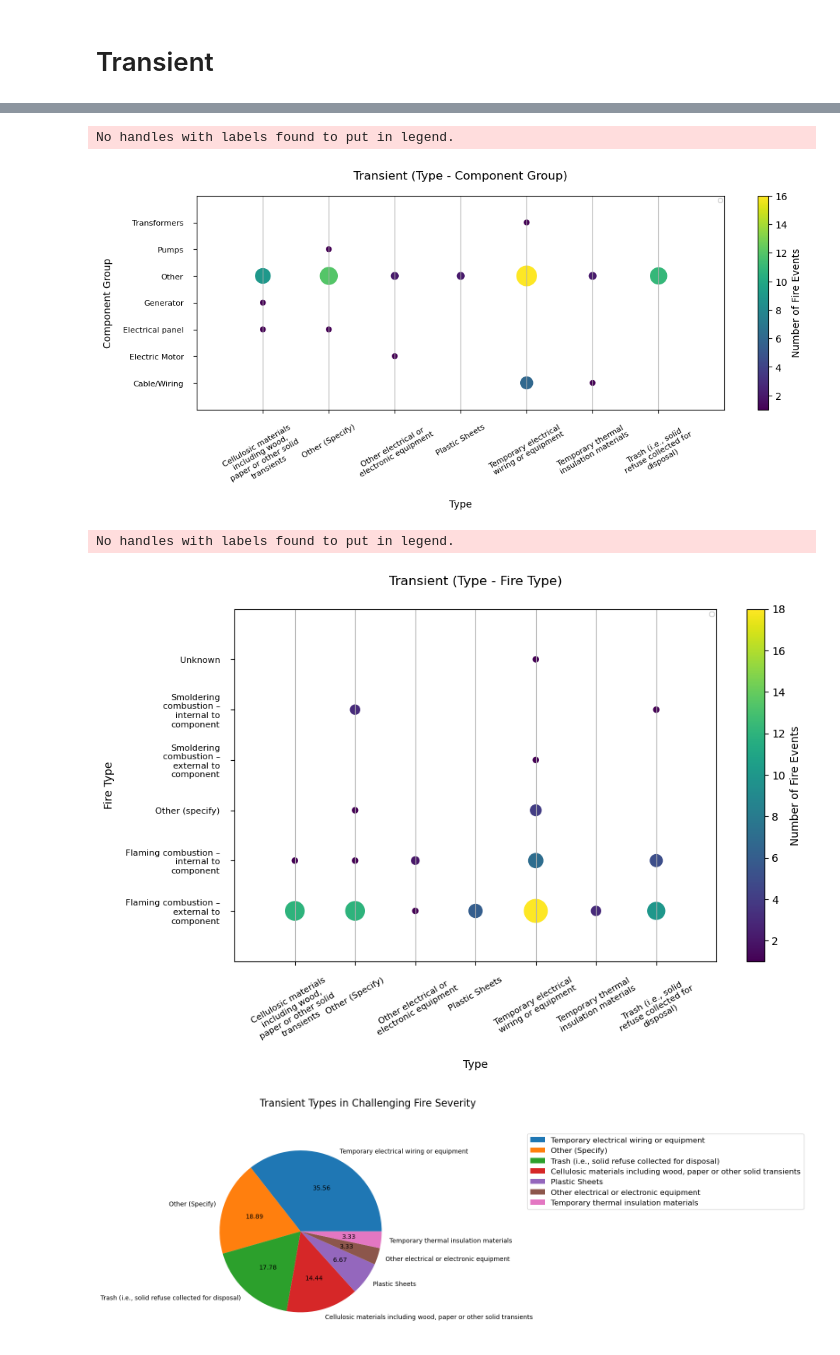
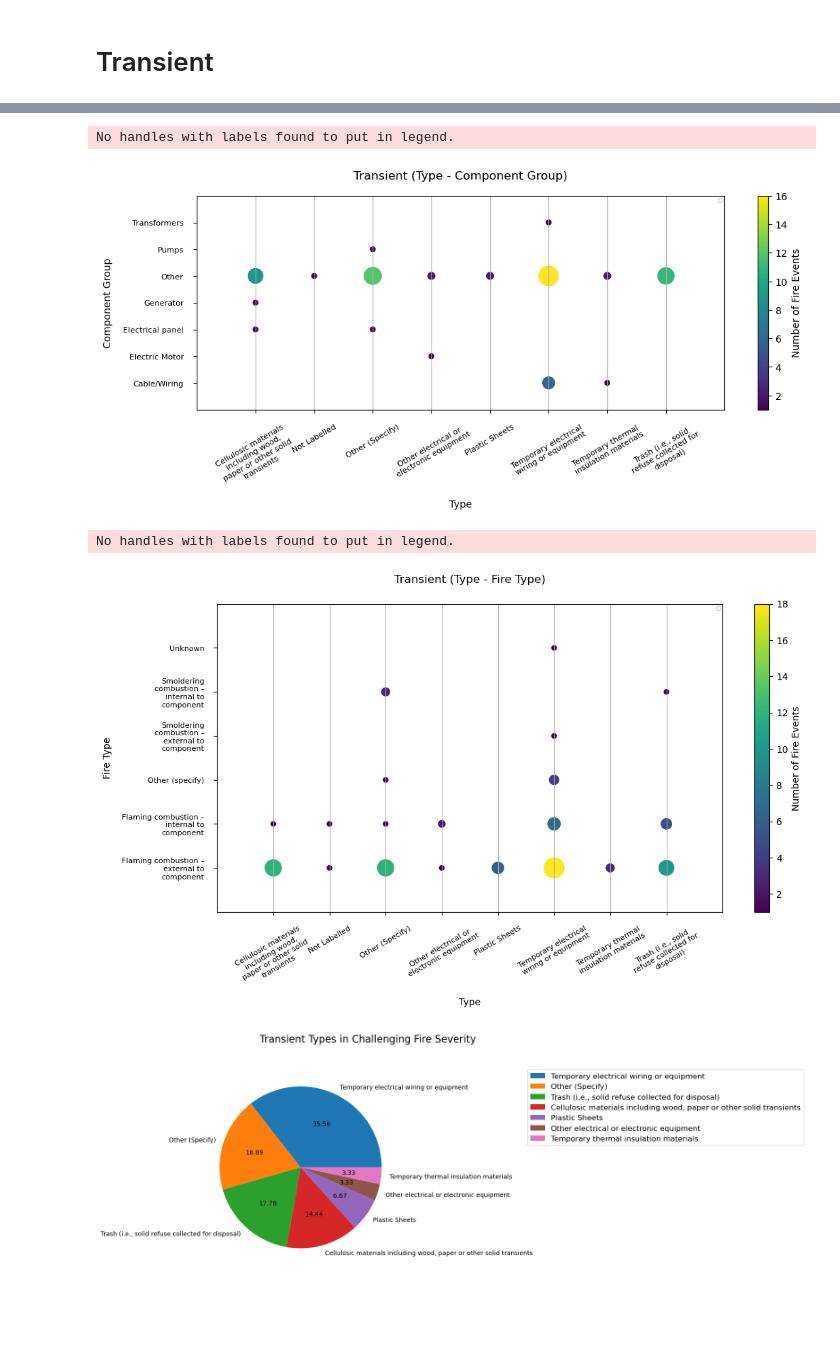
Before and after one commit to vtextremelab/EPRI-FEDB_DA, a Jupyter notebook: EPRI_10-14_Results and Plots.ipynb, the cells around one changed output, grey strips where cells are left out. Cells and saved outputs as stored; diff of their text form; code cells hidden in the pictures; blank space fills up the shorter version.

```diff
--- a/EPRI_10-14_Results and Plots.ipynb
+++ b/EPRI_10-14_Results and Plots.ipynb
@@ -15,7 +15,7 @@ import matplotlib.colors as mcolors
 import seaborn as sns
 import pickle
 # %%
-prefix   = 'E:/ML Fire/EPRI-Data/EPRI_OG/'
+prefix   = 'E:/ML Fire/EPRI-Data/EPRI_OG/EPRI-FEDB_DA/'
 plot     = 'Plots/'
 old      = 'Old/'
 updated_data = 'Updated Data/'
@@ -943,3 +1032,16 @@ fig_liq.savefig(sys_up_dplo + "Liquid Forms pie.png", bbox_inches='tight')
 [figure]
 # %% [markdown]
 # Transient
+# %%
+trans_et['Type'] = trans_et['Type'].replace([np.nan],['Not Labelled'])
+
+total_chal = df_em_challenging['Type'].value_counts(dropna=False).sum()
+total_transchal = trans_et['Type'].value_counts(dropna=False).sum()
+print(total_chal)
+print(total_transchal)
+
+insitu_tc = trans_et['Type'].value_counts(dropna=False).rename_axis('unique_values').reset_index(name='counts')
+
+insitu_tc['percentage'] = ((insitu_tc['counts'] / total_chal) * 100).round(1)
+insitu_tc['percentage_itu'] = ((insitu_tc['counts'] / total_transchal) * 100).round(1)
+insitu_tc
@@ -998,7 +1112,7 @@ No handles with labels found to put in legend.
 # %%
 df_em_challenging = EPRI_up[EPRI_up['Disposition_new'] == 'Challenging']
 df_em_chal_trans = df_em_challenging[df_em_challenging['Combustible Group'] == 'Transient']
-df_em_gpft = df_em_chal_trans[['Type', 'Component Group']].reset_index(drop = True)
+df_em_gpft = trans_et[['Type', 'Component Group']].reset_index(drop = True)
 df_em_gpft = pd.DataFrame(df_em_gpft)
 counts = df_em_gpft.groupby(['Type', 'Component Group'])['Component Group'].count()
 
@@ -1008,8 +1122,8 @@ s      = [25*n for n in counts.values]
 s_c    = [n for n in counts.values]
 
 
-xTickmarks = sorted(df_em_chal_trans['Component Group'].dropna().unique().tolist())
-yTickmarks = sorted(df_em_chal_trans['Type'].dropna().unique().tolist())
+xTickmarks = sorted(trans_et['Component Group'].dropna().unique().tolist())
+yTickmarks = sorted(trans_et['Type'].dropna().unique().tolist())
 
 x = [yTickmarks.index(i) for i in x_list]
 y = [xTickmarks.index(i) for i in y_list]
@@ -1046,11 +1160,11 @@ plt.show()
 fig.savefig(sys_up_dplo + 'Transient (Type - Component Group)', bbox_inches='tight')
 # %% [output]
 No handles with labels found to put in legend.
-[figure, old version]
+[figure, new version]
 # %%
 df_em_challenging = EPRI_up[EPRI_up['Disposition_new'] == 'Challenging']
 df_em_chal_trans = df_em_challenging[df_em_challenging['Combustible Group'] == 'Transient']
-df_em_gpft = df_em_chal_trans[['Type', 'Fire Type']].reset_index(drop = True)
+df_em_gpft = trans_et[['Type', 'Fire Type']].reset_index(drop = True)
 df_em_gpft = pd.DataFrame(df_em_gpft)
 counts = df_em_gpft.groupby(['Type', 'Fire Type'])['Fire Type'].count()
 
@@ -1060,8 +1174,8 @@ s      = [25*n for n in counts.values]
 s_c    = [n for n in counts.values]
 
 
-xTickmarks = sorted(df_em_chal_trans['Fire Type'].dropna().unique().tolist())
-yTickmarks = sorted(df_em_chal_trans['Type'].dropna().unique().tolist())
+xTickmarks = sorted(trans_et['Fire Type'].dropna().unique().tolist())
+yTickmarks = sorted(trans_et['Type'].dropna().unique().tolist())
 
 x = [yTickmarks.index(i) for i in x_list]
 y = [xTickmarks.index(i) for i in y_list]
@@ -1070,35 +1184,35 @@ xlabels = [ '\n'.join(wrap(l, 20)) for l in xTickmarks]
 ylabels = [ '\n'.join(wrap(l, 20)) for l in yTickmarks]
 
 matplotlib.rc('font', serif='Helvetica Neue')
 matplotlib.rc('text', usetex='false')
 matplotlib.rcParams.update({'font.size': 10})
-fig = plt.figure(figsize=(10, 6), dpi = 100) # for landscape
+fig = plt.figure(figsize=(12, 6), dpi = 100) # for landscape
 axes1 = fig.add_subplot(111)
 # title = '%s - %s' %('Form', 'Type')
 # save  = '%s - %s.png' %('Form', 'Type')
 
 plt.scatter(x, y, s = s, c = s_c)
 cb = plt.colorbar()
 cb.set_label('Number of Fire Events', fontsize=10)
 
 axes1.tick_params(axis='both', which='major', pad=10)
 axes1.set_xlim((-1, len(yTickmarks)))
 axes1.set_ylim((-1, len(xTickmarks)))
 axes1.set_xticks(xrange(len(yTickmarks)))
 axes1.set_yticks(xrange(len(xTickmarks)))
 axes1.set_xticklabels(ylabels, rotation = 30, fontsize = 8)
 axes1.set_yticklabels(xlabels, fontsize = 8)
 axes1.set_ylabel('Fire Type', fontsize = 10, labelpad=10)
 axes1.set_xlabel('Type', fontsize = 10, labelpad=10)
 axes1.legend(prop={'size':5}, ncol=4)
 axes1.xaxis.grid(True)
 axes1.set_title('Transient (Type - Fire Type)', fontsize = 12, x=0.5, y = 1.05)
 
 plt.show()
 fig.savefig(sys_up_dplo + 'Transient (Type - Fire Type)', bbox_inches='tight')
 # %% [output]
 No handles with labels found to put in legend.
-[figure, old version]
+[figure, new version]
 # %%
 fig_tran = plt.figure(figsize=(8,6), dpi=100)
 ax_tran = plt.subplot(111)
```
Also changed, not shown: parts of 32 cells of this notebook, 38 other files.
